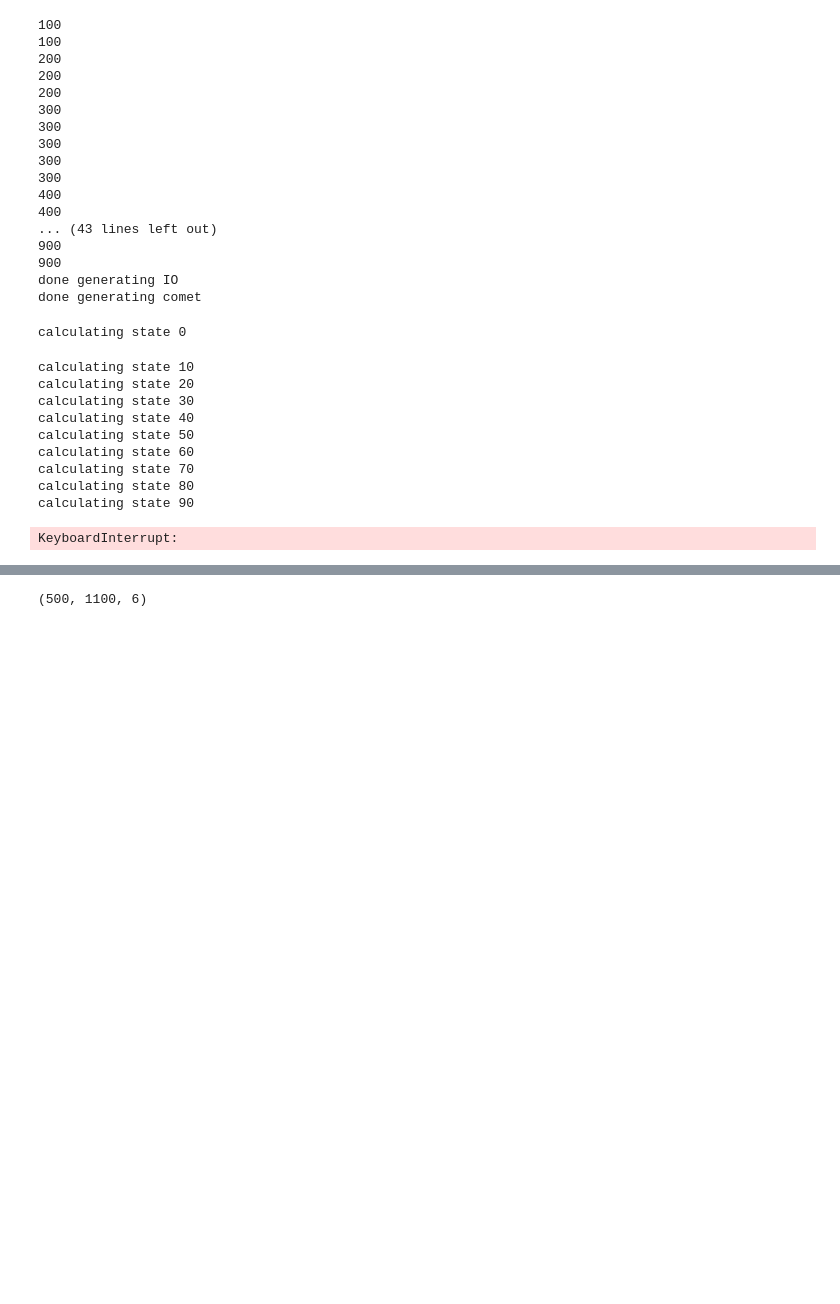
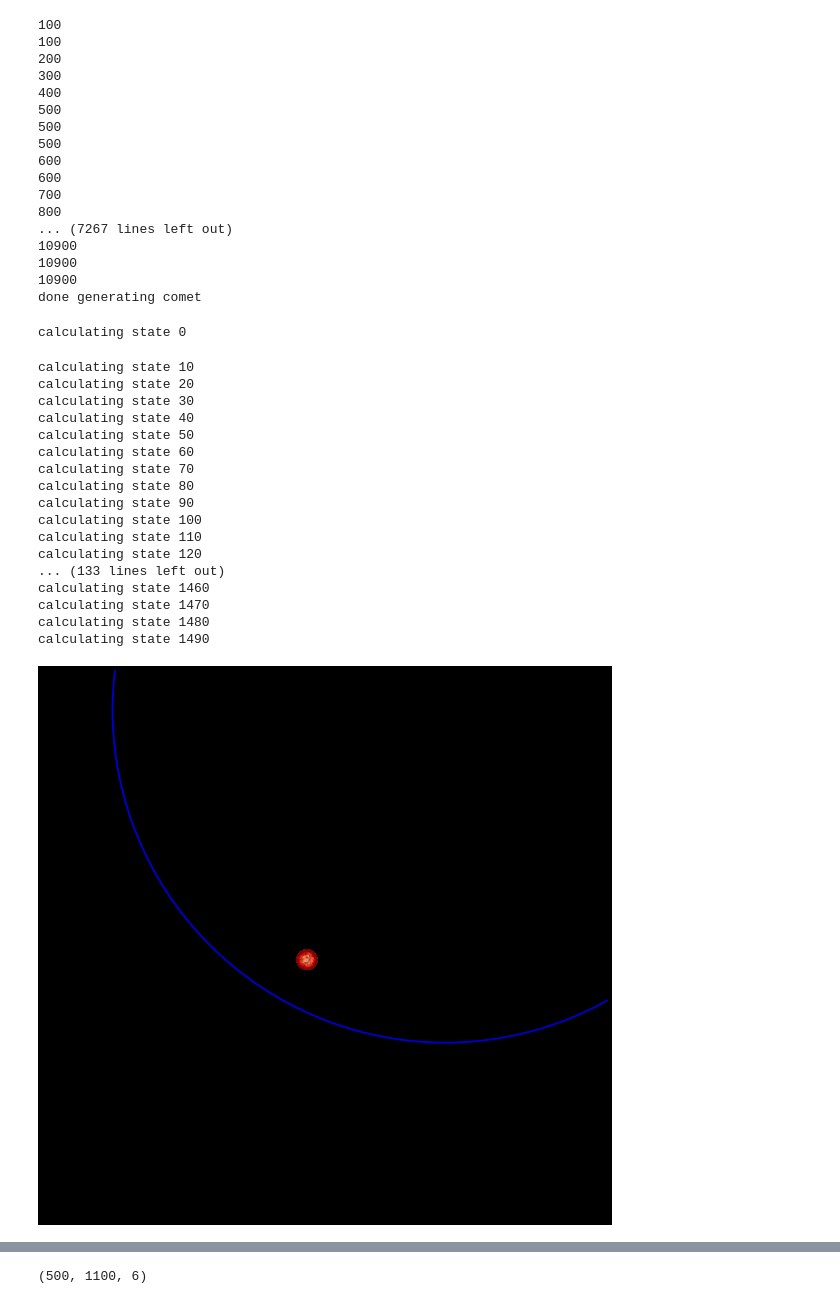
Before and after one commit to mikkel92/Planet-asteroid-interaction, a Jupyter notebook: n_body crash.ipynb, the cells around one changed output, grey strips where cells are left out. Cells and saved outputs as stored; diff of their text form; code cells hidden in the pictures; blank space fills up the shorter version.

```diff
--- a/n_body crash.ipynb
+++ b/n_body crash.ipynb
@@ -22,9 +22,12 @@ Rj      = 1.82e6 #  m      Io radius
 G       = 6.67e-11 #  Gravitational constant in SI units
 
 # SIMULATION PARAMETERS
-Ninit   = 1000 # Number of particles (if new object is created)
+Ninit   = 10000 # Number of particles (if new object is created)
 m       = Mj/Ninit # SPH particle mass
-dt      = 200 # Time step size
+dt      = 100 # Time step size
+offset = 0#1.5e6
+moon_ratio = 0.1
+
 ball_size = Rj / (np.cbrt(Ninit) * np.sqrt(2))
 print(ball_size)
 # %% [output]
@@ -176,8 +179,7 @@ def len_vec(vec):
     return np.sqrt(np.sum([i ** 2 for i in vec]))
 # %%
 # generate IO and comet
-offset = 0#1.5e6
-moon_ratio = 0.1
+
 
 start_state = init_IO(n=Ninit)
 print('done generating IO')
@@ -188,24 +190,24 @@ print('done generating comet')
 100
 100
 200
-200
-200
-300
-300
-300
-300
 300
 400
-400
-... (43 lines left out)
-900
-900
-done generating IO
+500
+500
+500
+600
+600
+700
+800
+... (7267 lines left out)
+10900
+10900
+10900
 done generating comet
 # %%
 # create plot states
 
-N = 500 # animation frames
+N = 1500 # animation frames
 state = start_state
 states = []
 for i in range(0,N):
@@ -240,5 +242,12 @@ calculating state 60
 calculating state 70
 calculating state 80
 calculating state 90
+calculating state 100
+calculating state 110
+calculating state 120
+... (133 lines left out)
+calculating state 1460
+calculating state 1470
+calculating state 1480
+calculating state 1490
-KeyboardInterrupt:
 # %%
@@ -246,5 +255,7 @@ KeyboardInterrupt:
 # %%
-#generate distances
+
+# load states and generate distances
+states = np.load('n=10000IOcrash_1500Frames.npy')
 
 distances = []
 
@@ -270,19 +281,19 @@ def getImage(path):
 plt.style.use('dark_background')
 # test init plot
 zoom = 1e7
-fig = plt.figure(figsize=(16,11))
+fig = plt.figure(figsize=(16,16))
 # set up subplot grid
 gridspec.GridSpec(3,3)
 plt.set_cmap('OrRd')
 
 # large subplot
-ax = plt.subplot2grid((2,3), (0,0), colspan=2, rowspan=2, projection='3d')
+ax = plt.subplot2grid((3,3), (0,0), colspan=3, rowspan=3, projection='3d')
 scatters = ax.scatter(states[0][:,0], states[0][:,1], states[0][:,2], s=ball_size/10000)#, c=distances)
-at = ax.scatter(-1.7e8, -0.6e8, -0.3e8, s=ball_size*3.5, alpha=0.8, facecolors='k', edgecolors='b', linewidths=3)#, c=distances)
+at = ax.scatter(-1.7e8, -0.6e8, -0.3e8, s=ball_size*18.5, alpha=0.8, facecolors='k', edgecolors='b', linewidths=3)#, c=distances)
 #ab = AnnotationBbox(getImage(r'C:\Users\mikkel\Desktop\planet_sim\jupiter1.jpg'), (0, 0), frameon=False)
 #at = ax.add_artist(ab)
 at.zorder = 0
-
+"""
 # small subplot 1
 ax2 = plt.subplot2grid((2,3), (0,2))
 vel_hist = ax2.hist(np.sqrt(states[0][:,3] ** 2 + states[0][:,4] ** 2 + states[0][:,5] ** 2) / dt , bins=np.linspace(0,1.5e6,51) / dt)
@@ -290,7 +301,7 @@ ax2.ticklabel_format(style='sci', axis='x', scilimits=(0,0))
 # small subplot 2
 plt.subplot2grid((2,3), (1,2))
 plt.hist(m * (states[0][:,3] ** 2 + states[0][:,4] ** 2 + states[0][:,5] ** 2), bins=np.linspace(0,1.2e32,51))
-
+"""
 # small subplot 3
 #plt.subplot2grid((3,3), (2,2))
 #plt.hist(np.sqrt(states[0][:,3] ** 2 + states[0][:,4] ** 2 + states[0][:,5] ** 2), bins=np.linspace(0,1.2e32,51))
@@ -300,34 +311,36 @@ plt.hist(m * (states[0][:,3] ** 2 + states[0][:,4] ** 2 + states[0][:,5] ** 2),
 #ax.view_init(elev=0, azim=0) # view y-z
 #ax.view_init(elev=0, azim=90) # view x-z
 
 scatters = ax.scatter(states[0][:,0], states[0][:,1], states[0][:,2], s=ball_size/10000, c=distances)
 
 
 ax.view_init(elev=30, azim=30)
 #ax.plot_surface(img_x * 5, img_y * 5, img_z, rstride=10, cstride=10, facecolors=img)
 #scatters = ax.scatter(states[0][:,0], states[0][:,1], states[0][:,2], s=ball_size/10000, c=distances)
 
 
 
 # Setting the axes properties
 ax.set_xlim3d(-4*zoom, 2*zoom)
 ax.set_ylim3d(-3*zoom, 3*zoom)
 ax.set_zlim3d(-3*zoom, 3*zoom)
 
 ax.set_xlabel("x-coordinate",fontsize=14)
 ax.set_ylabel("y-coordinate",fontsize=14)
 ax.set_zlabel("z-coordinate",fontsize=14)
-
+ax.axis('off')
 # make the panes transparent
 ax.xaxis.set_pane_color((1.0, 1.0, 1.0, 0.0))
 ax.yaxis.set_pane_color((1.0, 1.0, 1.0, 0.0))
 ax.zaxis.set_pane_color((1.0, 1.0, 1.0, 0.0))
 
 # make the grid lines transparent
 ax.xaxis._axinfo["grid"]['color'] =  (1,1,1,0)
 ax.yaxis._axinfo["grid"]['color'] =  (1,1,1,0)
 ax.zaxis._axinfo["grid"]['color'] =  (1,1,1,0)
 ax.set_frame_on(True)
+# %% [output]
+[figure, added]
 # %%
 %%time
 # Generate the animation
```
Also changed, not shown: parts of 5 cells of this notebook.
